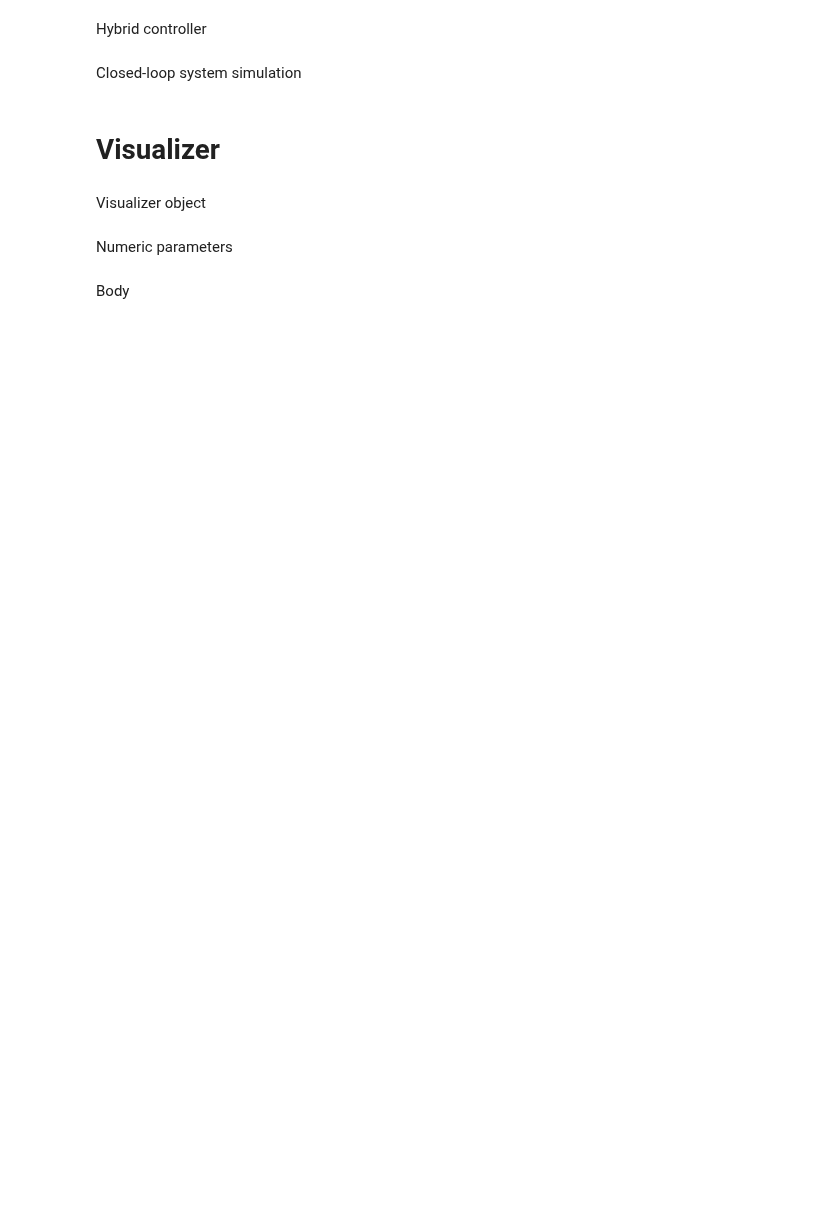
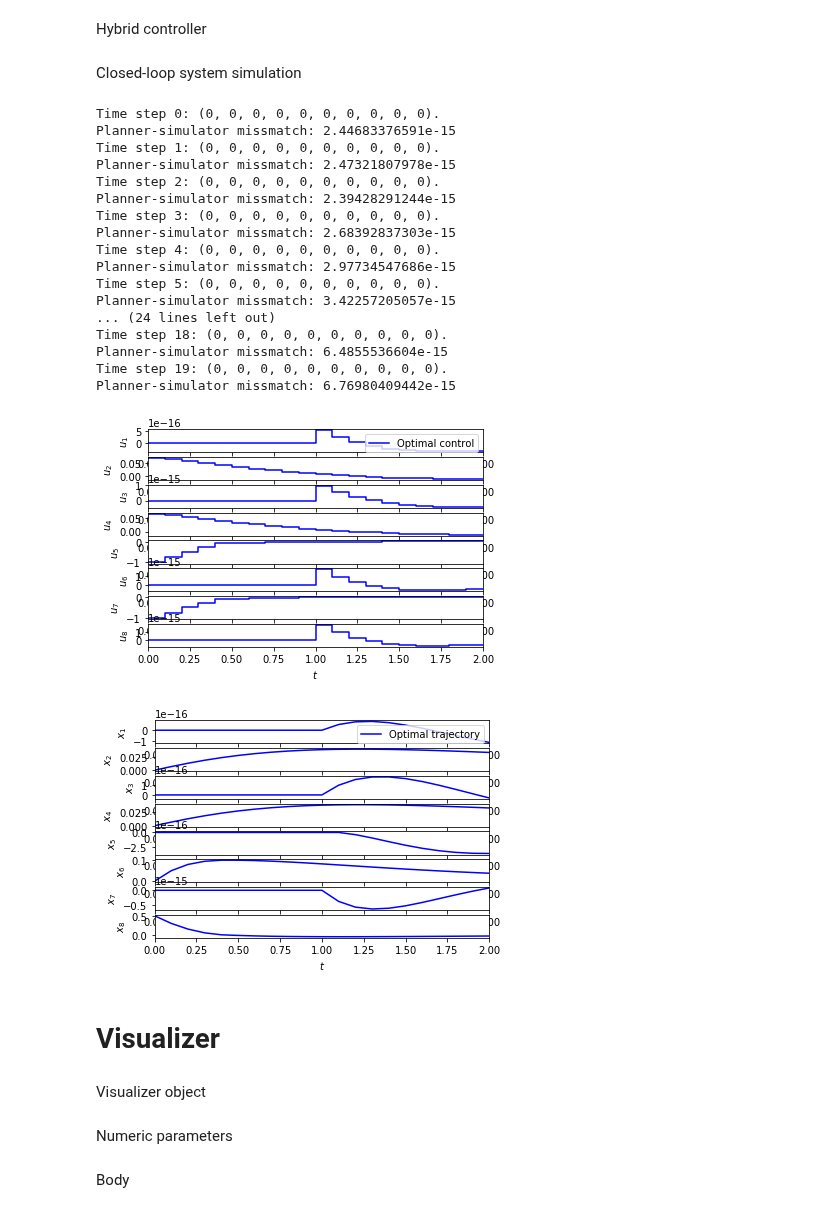
Before and after one commit to TobiaMarcucci/pympc, a Jupyter notebook: box_atlas_parametric.ipynb, the cells around one changed output. Saved outputs shown, nothing was run; the diff lists cells and outputs as text; code cells hidden in the pictures; blank space fills up the shorter version.

```diff
--- a/box_atlas_parametric.ipynb
+++ b/box_atlas_parametric.ipynb
@@ -75,10 +75,18 @@ lh = [
     MovingLimb(np.array([[1., 0.],[0., -1.]]), np.ones((2,1))/2., None),
     MovingLimb(np.array([[-1., 0.],[1., 0.],[0., -1.]]), np.array([[-.5],[.5+penetration],[.5]]), 0)
     ]
+# convex house
+#rh = [
+#    MovingLimb(np.array([[0., -1.],[-3., -1.],[-3., 1.]]), np.array([[.5],[1.5],[1.5]]), None),
+#    MovingLimb(np.array([[0., -1.],[0., 1.],[3., 1.],[-3., -1.]]), np.array([[.5],[0.],[-1.5],[1.5+penetration*np.sqrt(10)]]), 2),
+#    MovingLimb(np.array([[0., -1.],[3., -1.],[-3., 1.]]), np.array([[0.],[-1.5],[1.5+penetration*np.sqrt(10)]]), 1),
+#]
+# wall and table
 rh = [
-    MovingLimb(np.array([[0., -1.],[-3., -1.],[-3., 1.]]), np.array([[.5],[1.5],[1.5]]), None),
-    MovingLimb(np.array([[0., -1.],[0., 1.],[3., 1.],[-3., -1.]]), np.array([[.5],[0.],[-1.5],[1.5+penetration*np.sqrt(10)]]), 2),
-    MovingLimb(np.array([[0., -1.],[3., -1.],[-3., 1.]]), np.array([[0.],[-1.5],[1.5+penetration*np.sqrt(10)]]), 1),
+    MovingLimb(-np.eye(2), np.array([[.35],[.5]]), None), # center
+    MovingLimb(np.array([[1., 0.],[0., -1.]]), np.array([[-.35],[.1]]), None), # over the table
+    MovingLimb(np.array([[0., 1.],[0., -1.],[1., 0.]]), np.array([[-.1],[.1 + penetration],[-.35]]), 0), # top of the table
+    MovingLimb(np.array([[1., 0.],[-1., 0.],[0., 1.]]), np.array([[-.35],[.35 + penetration],[-.1 - penetration]]), 0) # side of the table
 ]
 
 
@@ -118,12 +126,11 @@ P, K = dare(
     box_atlas.affine_systems[terminal_mode].B,
     Q,
     R)
-X_N = moas_closed_loop_from_orthogonal_domains(
+X_N = moas_closed_loop(
     box_atlas.affine_systems[terminal_mode].A,
     box_atlas.affine_systems[terminal_mode].B,
     K,
-    box_atlas.state_domains[terminal_mode],
-    box_atlas.input_domains[terminal_mode])
+    box_atlas.domains[terminal_mode])
 #X_N = Polytope.from_bounds(-np.ones((8,1))/1000., np.ones((8,1))/1000.)
 #X_N.assemble()
 # %% [output]
@@ -138,33 +145,55 @@ Closed-loop system simulation
 # %%
 N_sim = 20
 x_0 = np.array([
     [.0],
     [.0],
     [.0],
     [.0],
     [.0],
     [.0],
-    [-.9], # v_b_x
-    [.0] # v_b_y
+    [0.], # v_b_x
+    [.5] # v_b_y
 ])
 u = []
 x = [x_0]
 u_ws = None
 x_ws = None
 ss_ws = None
 for k in range(N_sim):
     u_k, x_k, ss_k = controller.feedforward(x[k], u_ws, x_ws, ss_ws)[0:3]
-    print('Time step ' + str(k) + ': ' + str(ss_k) + '.\r'),
+    print('Time step ' + str(k) + ': ' + str(ss_k) + '.\r')#,
+    #print x_k[1]
     x_next = box_atlas.pwa_system.simulate(x[k], [u_k[0]])[0][1]
+    print 'Planner-simulator missmatch:', np.linalg.norm(x_next - x_k[1])
     u.append(u_k[0])
     x.append(x_next)
     u_ws = u_k[1:] + [K.dot(x_k[-1])]
     x_ws = x_k[1:] + [box_atlas.pwa_system.simulate(x_k[-1], [u_ws[-1]])[0][1]]
     ss_ws = ss_k[1:] + (terminal_mode,)
 mpc_plt.input_sequence(u, parameters['sampling_time'])
 plt.show()
 mpc_plt.state_trajectory(x, parameters['sampling_time'])
 plt.show()
+# %% [output]
+Time step 0: (0, 0, 0, 0, 0, 0, 0, 0, 0, 0).
+Planner-simulator missmatch: 2.44683376591e-15
+Time step 1: (0, 0, 0, 0, 0, 0, 0, 0, 0, 0).
+Planner-simulator missmatch: 2.47321807978e-15
+Time step 2: (0, 0, 0, 0, 0, 0, 0, 0, 0, 0).
+Planner-simulator missmatch: 2.39428291244e-15
+Time step 3: (0, 0, 0, 0, 0, 0, 0, 0, 0, 0).
+Planner-simulator missmatch: 2.68392837303e-15
+Time step 4: (0, 0, 0, 0, 0, 0, 0, 0, 0, 0).
+Planner-simulator missmatch: 2.97734547686e-15
+Time step 5: (0, 0, 0, 0, 0, 0, 0, 0, 0, 0).
+Planner-simulator missmatch: 3.42257205057e-15
+... (24 lines left out)
+Time step 18: (0, 0, 0, 0, 0, 0, 0, 0, 0, 0).
+Planner-simulator missmatch: 6.4855536604e-15
+Time step 19: (0, 0, 0, 0, 0, 0, 0, 0, 0, 0).
+Planner-simulator missmatch: 6.76980409442e-15
+[figure, added]
+[figure, added]
 # %% [markdown]
 # Visualizer
 # %% [markdown]
```
Also changed, not shown: parts of 13 cells of this notebook, 5 other files.
